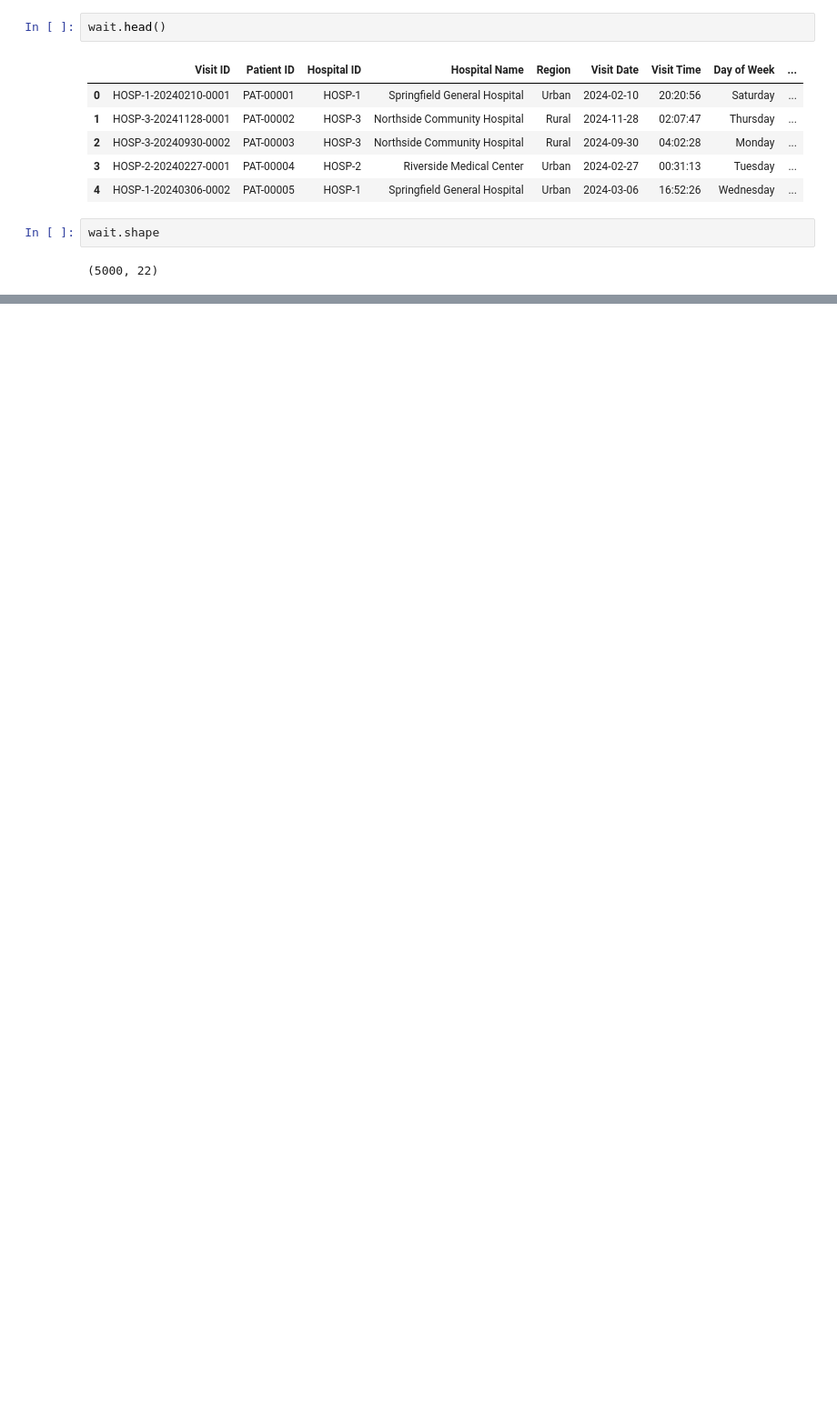
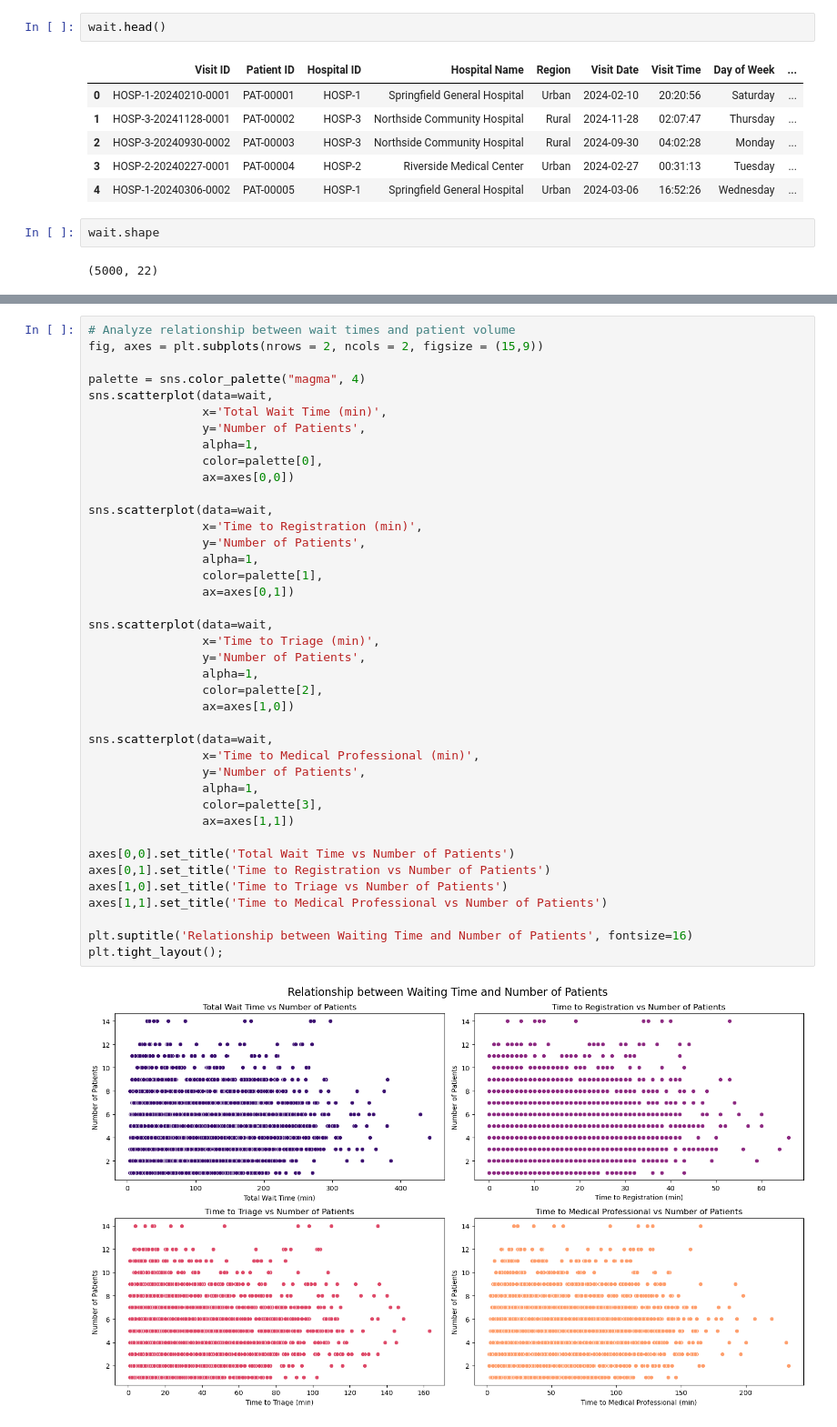
Before and after one commit to IreneDHA/Healthcare-WaitTime-Analysis, a Jupyter notebook: data_analysis.ipynb, the cells around one changed output, grey strips where cells are left out. Shown at 91% size. Cells and saved outputs as stored; diff of their text form; blank space fills up the shorter version.

```diff
--- a/data_analysis.ipynb
+++ b/data_analysis.ipynb
@@ -302,0 +285,42 @@ plt.show()
+# %%
+# Analyze relationship between wait times and patient volume
+fig, axes = plt.subplots(nrows = 2, ncols = 2, figsize = (15,9))
+
+palette = sns.color_palette("magma", 4)
+sns.scatterplot(data=wait,
+                x='Total Wait Time (min)',
+                y='Number of Patients',
+                alpha=1,
+                color=palette[0],
+                ax=axes[0,0])
+
+sns.scatterplot(data=wait,
+                x='Time to Registration (min)',
+                y='Number of Patients',
+                alpha=1,
+                color=palette[1],
+                ax=axes[0,1])
+
+sns.scatterplot(data=wait,
+                x='Time to Triage (min)',
+                y='Number of Patients',
+                alpha=1,
+                color=palette[2],
+                ax=axes[1,0])
+
+sns.scatterplot(data=wait,
+                x='Time to Medical Professional (min)',
+                y='Number of Patients',
+                alpha=1,
+                color=palette[3],
+                ax=axes[1,1])
+
+axes[0,0].set_title('Total Wait Time vs Number of Patients')
+axes[0,1].set_title('Time to Registration vs Number of Patients')
+axes[1,0].set_title('Time to Triage vs Number of Patients')
+axes[1,1].set_title('Time to Medical Professional vs Number of Patients')
+
+plt.suptitle('Relationship between Waiting Time and Number of Patients', fontsize=16)
+plt.tight_layout();
+# %% [output]
+[figure, added]
```
Also changed, not shown: parts of 40 cells of this notebook, 8 other files.
